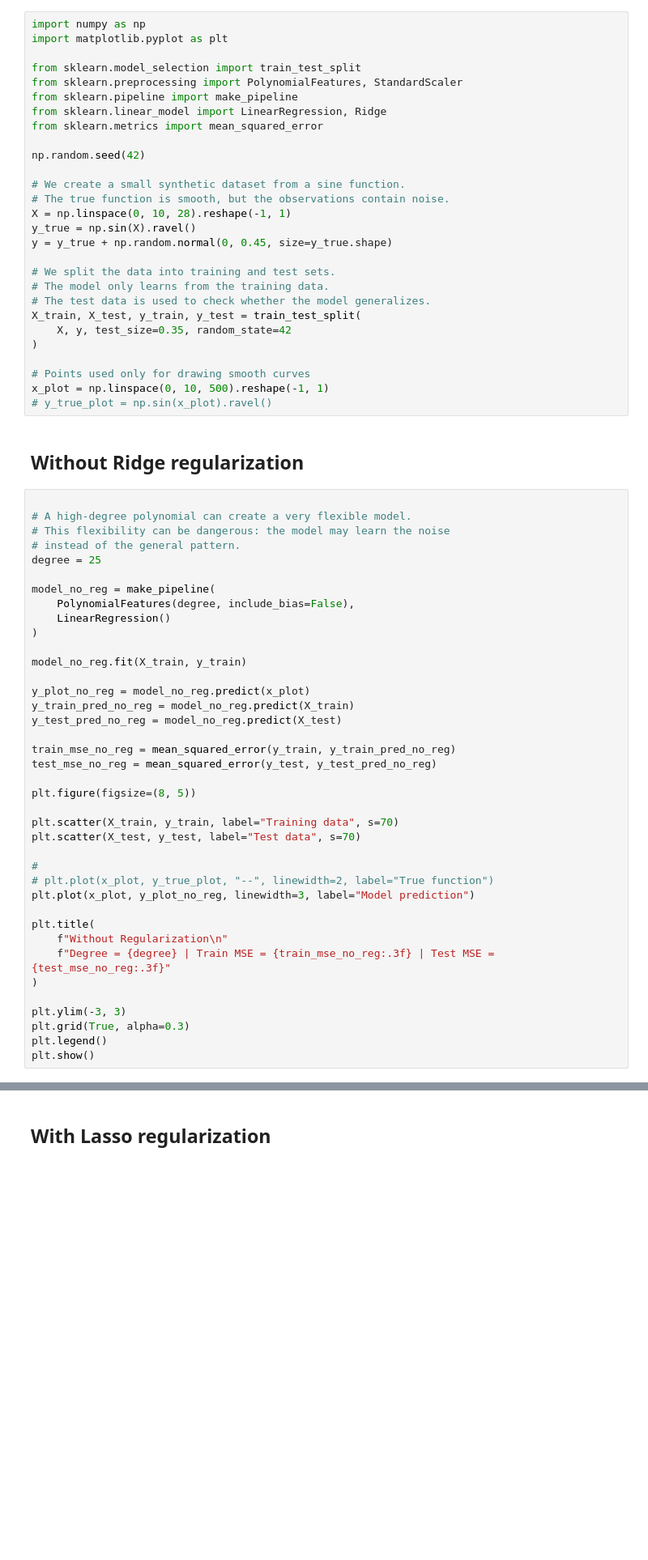
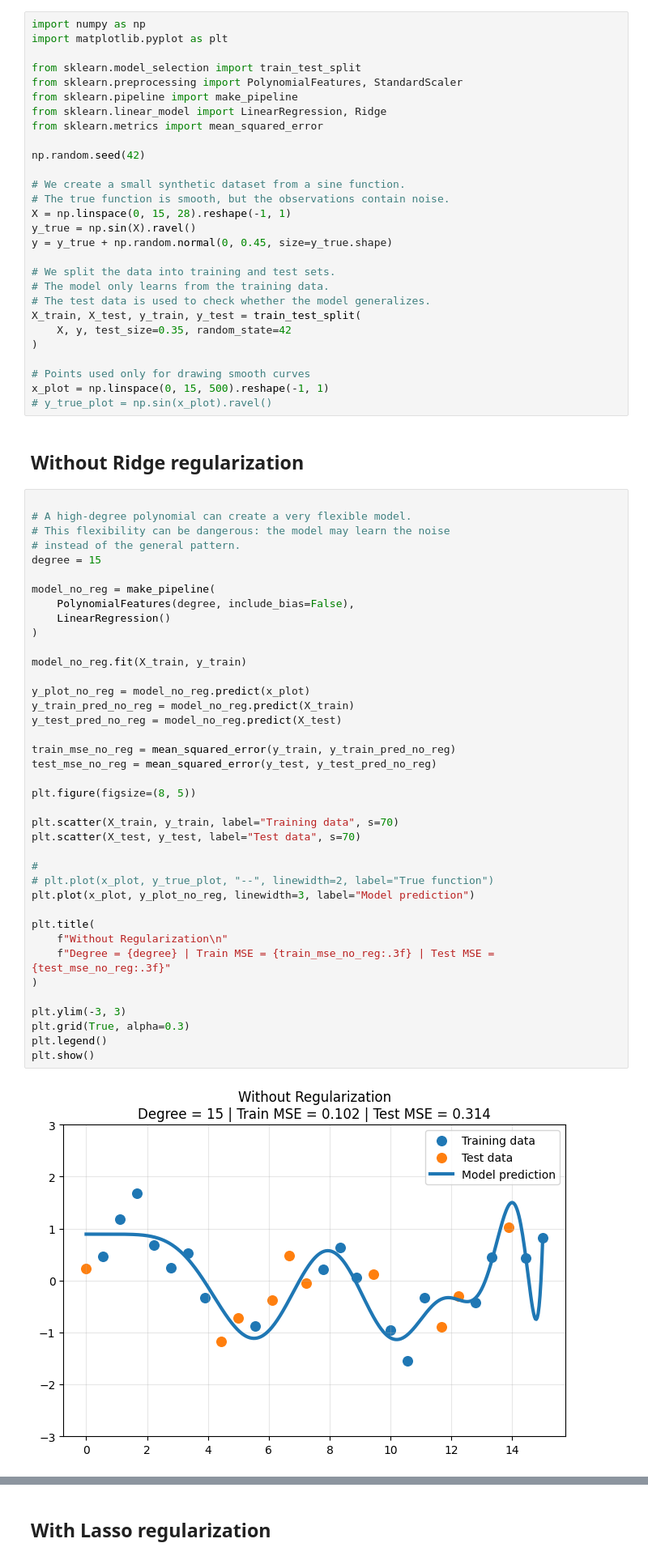
Before and after one commit to thienminhdepzai/ml-course, a Jupyter notebook: docs/4-Regularization/01-regularization-basics.ipynb, the cells around one changed output, grey strips where cells are left out. Shown at 81% size. Drawn from its saved outputs; the diff is of its cells as text; blank space fills up the shorter version.

```diff
--- a/docs/4-Regularization/01-regularization-basics.ipynb
+++ b/docs/4-Regularization/01-regularization-basics.ipynb
@@ -69,7 +69,7 @@ np.random.seed(42)
 
 # We create a small synthetic dataset from a sine function.
 # The true function is smooth, but the observations contain noise.
-X = np.linspace(0, 10, 28).reshape(-1, 1)
+X = np.linspace(0, 15, 28).reshape(-1, 1)
 y_true = np.sin(X).ravel()
 y = y_true + np.random.normal(0, 0.45, size=y_true.shape)
 
@@ -81,7 +81,7 @@ X_train, X_test, y_train, y_test = train_test_split(
 )
 
 # Points used only for drawing smooth curves
-x_plot = np.linspace(0, 10, 500).reshape(-1, 1)
+x_plot = np.linspace(0, 15, 500).reshape(-1, 1)
 # y_true_plot = np.sin(x_plot).ravel()
 # %% [markdown]
 ## Without Ridge regularization
@@ -90,40 +90,42 @@ x_plot = np.linspace(0, 10, 500).reshape(-1, 1)
 # A high-degree polynomial can create a very flexible model.
 # This flexibility can be dangerous: the model may learn the noise
 # instead of the general pattern.
-degree = 25
+degree = 15
 
 model_no_reg = make_pipeline(
     PolynomialFeatures(degree, include_bias=False),
     LinearRegression()
 )
 
 model_no_reg.fit(X_train, y_train)
 
 y_plot_no_reg = model_no_reg.predict(x_plot)
 y_train_pred_no_reg = model_no_reg.predict(X_train)
 y_test_pred_no_reg = model_no_reg.predict(X_test)
 
 train_mse_no_reg = mean_squared_error(y_train, y_train_pred_no_reg)
 test_mse_no_reg = mean_squared_error(y_test, y_test_pred_no_reg)
 
 plt.figure(figsize=(8, 5))
 
 plt.scatter(X_train, y_train, label="Training data", s=70)
 plt.scatter(X_test, y_test, label="Test data", s=70)
 
 #
 # plt.plot(x_plot, y_true_plot, "--", linewidth=2, label="True function")
 plt.plot(x_plot, y_plot_no_reg, linewidth=3, label="Model prediction")
 
 plt.title(
     f"Without Regularization\n"
     f"Degree = {degree} | Train MSE = {train_mse_no_reg:.3f} | Test MSE = {test_mse_no_reg:.3f}"
 )
 
 plt.ylim(-3, 3)
 plt.grid(True, alpha=0.3)
 plt.legend()
 plt.show()
+# %% [output]
+[figure, added]
 # %% [markdown]
 ## With Ridge regularization
 
```
Also changed, not shown: parts of 6 cells of this notebook.
